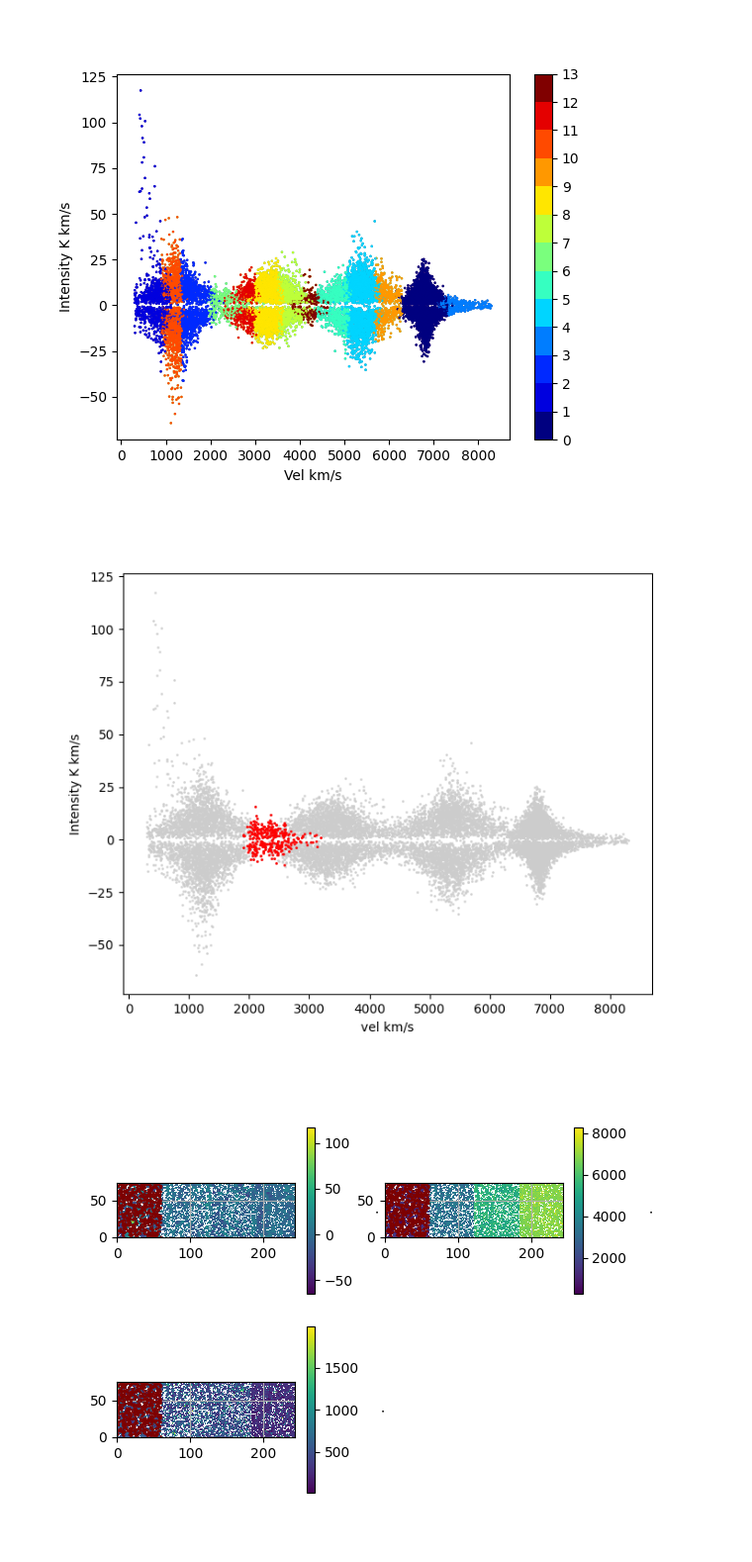
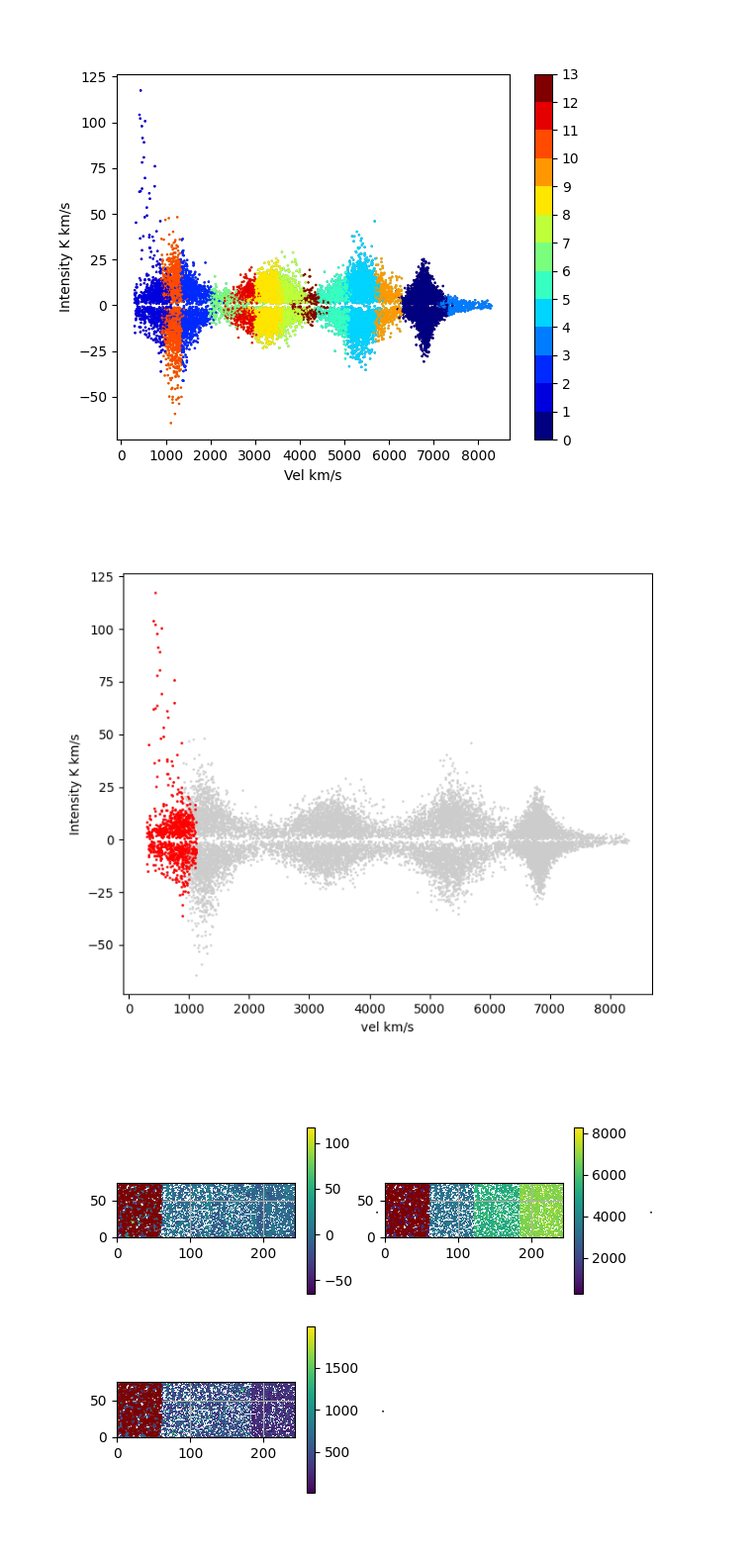
Before and after one commit to JBurke789/clustering, a Jupyter notebook: single_gal.ipynb, the cells around one changed output. Shown at 99% size. Drawn from its saved outputs; the diff is of its cells as text; code cells hidden in the pictures.

```diff
--- a/single_gal.ipynb
+++ b/single_gal.ipynb
@@ -403,9 +403,9 @@ ClusterLabels,ClusterLabels_ = run_clustering(all_m0,all_m1,all_m2,13)
 # %% [output]
 [figure]
 # %%
-single_cluster_scatter(all_m0,all_m1,ClusterLabels,6)
+single_cluster_scatter(all_m0,all_m1,ClusterLabels,1)
 # %% [output]
-[figure, old version]
+[figure, new version]
 # %%
 WorldMap_stitched([all_m0,all_m1,all_m2], contour=(ClusterLabels_, 1, getColors(ClusterLabels, 'jet_r')[0]), clabel = '.')
 # %% [output]
```
Also changed, not shown: parts of 12 cells of this notebook, 40 other files.
